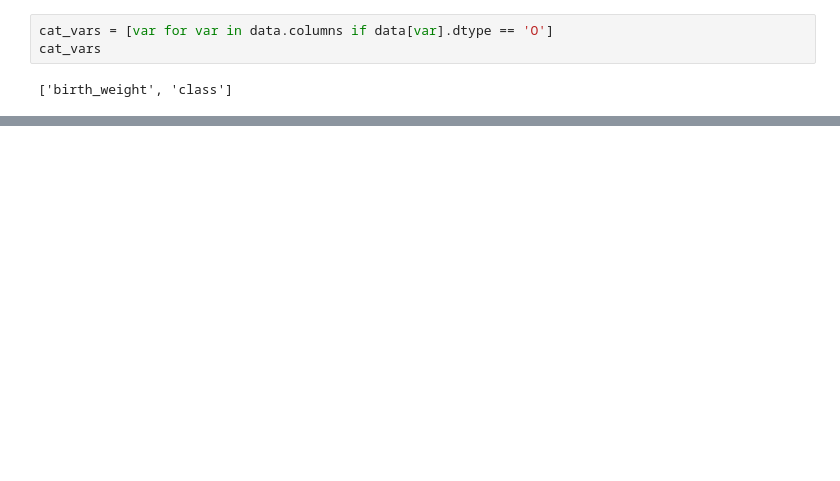
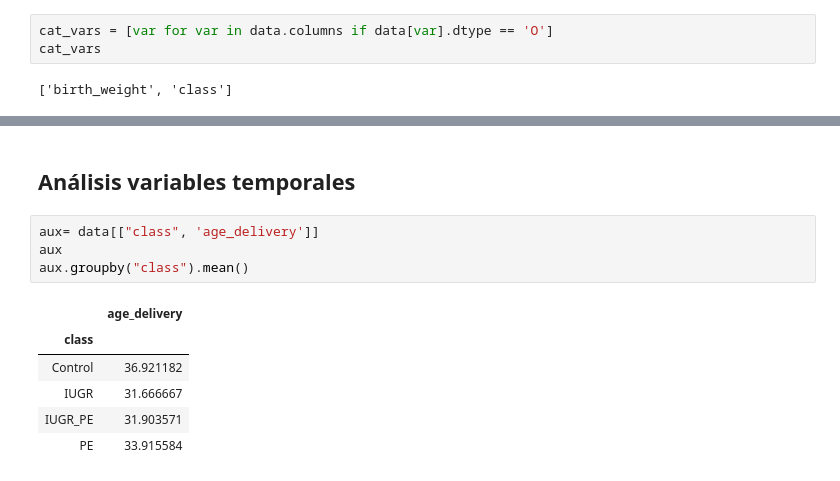
Before and after one commit to lolagj/TFM-Modelo-Riesgos-Embarazadas, a Jupyter notebook: Análisis exploratorio.ipynb, the cells around one changed output, grey strips where cells are left out. Cells and saved outputs as stored; diff of their text form; blank space fills up the shorter version.

```diff
--- a/Análisis exploratorio.ipynb
+++ b/Análisis exploratorio.ipynb
@@ -173,0 +209,13 @@ cat_vars
+# %% [markdown]
+## Análisis variables temporales
+# %%
+aux= data[["class", 'age_delivery']]
+aux
+aux.groupby("class").mean()
+# %% [output]
+|  | age_delivery |
+| class |  |
+| Control | 36.921182 |
+| IUGR | 31.666667 |
+| IUGR_PE | 31.903571 |
+| PE | 33.915584 |
```
Also changed, not shown: parts of 12 cells of this notebook, 1 other file.
